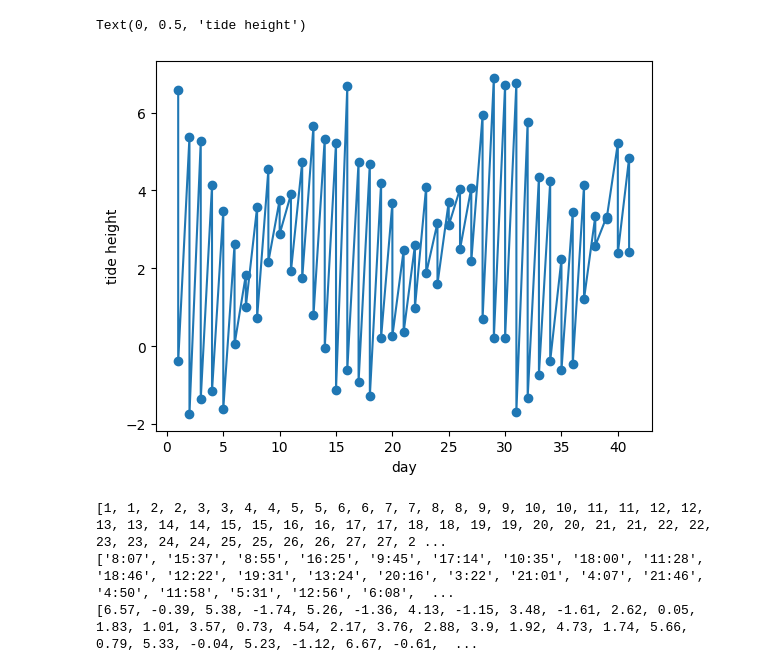
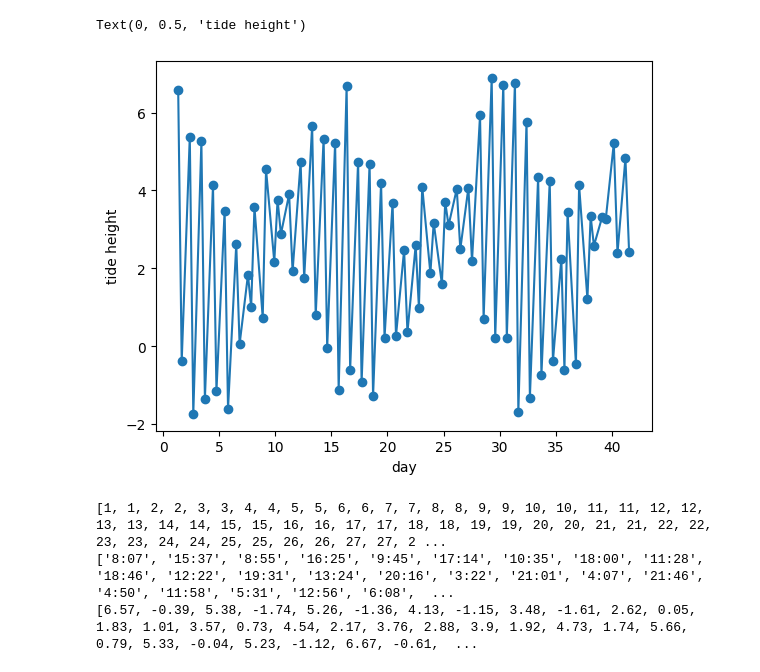
Before and after one commit to AnirudhK-UCSC/ASTR-19_Group_Project, a Jupyter notebook: group_project.ipynb, the cells around one changed output. Drawn from its saved outputs; the diff is of its cells as text; code cells hidden in the pictures.

```diff
--- a/group_project.ipynb
+++ b/group_project.ipynb
@@ -37,12 +41,12 @@ print (x)
 # %%
 import matplotlib.pyplot as plt
 # %%
-plt.plot(day, height, '-o')
+plt.plot(x, height, '-o')
 plt.xlabel("day")
 plt.ylabel("tide height")
 # %% [output]
 Text(0, 0.5, 'tide height')
-[figure, old version]
+[figure, new version]
 # %%
 #24h - 1.0 - 1440min
 
```
Also changed, not shown: parts of 12 cells of this notebook.
